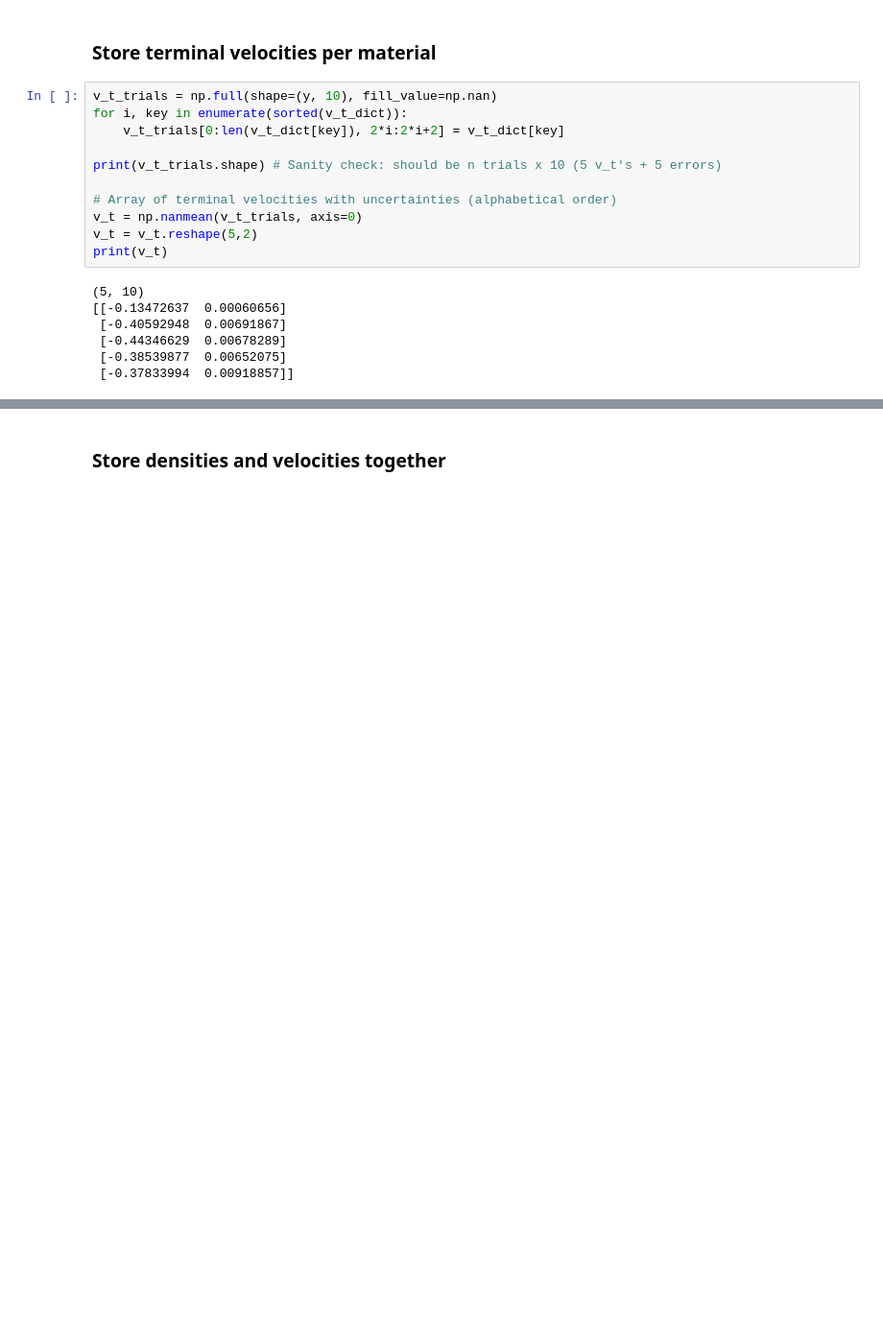
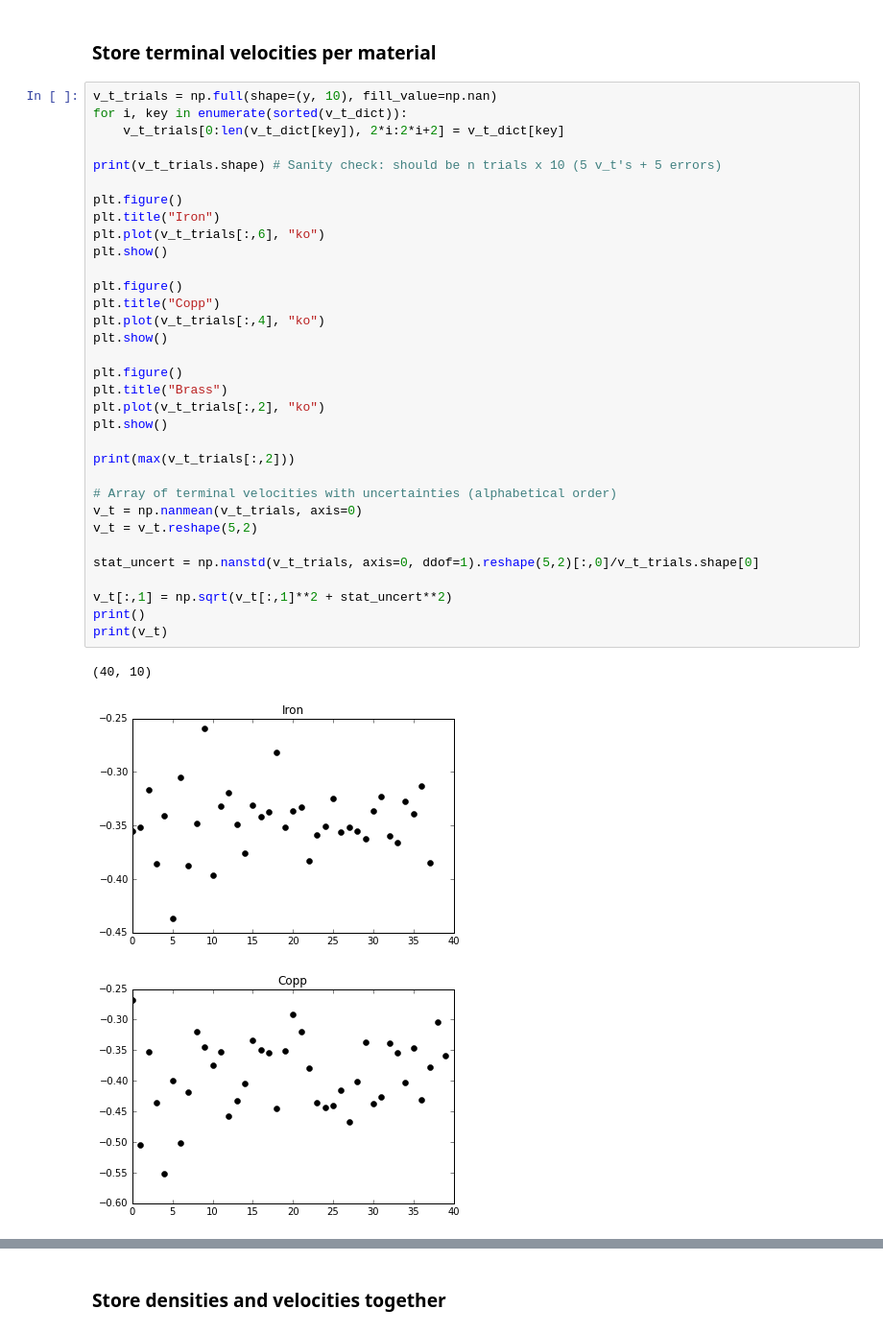
Before and after one commit to wunderbeere/phys-258-glycerin, a Jupyter notebook: data_processing.ipynb, the cells around one changed output, grey strips where cells are left out. Shown at 96% size. Drawn from its saved outputs; the diff is of its cells as text; blank space fills up the shorter version.

```diff
--- a/data_processing.ipynb
+++ b/data_processing.ipynb
@@ -114,18 +159,37 @@ for key in sorted(v_t_dict):
 # %%
 v_t_trials = np.full(shape=(y, 10), fill_value=np.nan)
 for i, key in enumerate(sorted(v_t_dict)):
     v_t_trials[0:len(v_t_dict[key]), 2*i:2*i+2] = v_t_dict[key]
 
 print(v_t_trials.shape) # Sanity check: should be n trials x 10 (5 v_t's + 5 errors)
 
+plt.figure()
+plt.title("Iron")
+plt.plot(v_t_trials[:,6], "ko")
+plt.show()
+
+plt.figure()
+plt.title("Copp")
+plt.plot(v_t_trials[:,4], "ko")
+plt.show()
+
+plt.figure()
+plt.title("Brass")
+plt.plot(v_t_trials[:,2], "ko")
+plt.show()
+
+print(max(v_t_trials[:,2]))
+
 # Array of terminal velocities with uncertainties (alphabetical order)
 v_t = np.nanmean(v_t_trials, axis=0)
 v_t = v_t.reshape(5,2)
+
+stat_uncert = np.nanstd(v_t_trials, axis=0, ddof=1).reshape(5,2)[:,0]/v_t_trials.shape[0]
+
+v_t[:,1] = np.sqrt(v_t[:,1]**2 + stat_uncert**2)
+print()
 print(v_t)
 # %% [output]
-(5, 10)
-[[-0.13472637  0.00060656]
- [-0.40592948  0.00691867]
- [-0.44346629  0.00678289]
- [-0.38539877  0.00652075]
- [-0.37833994  0.00918857]]
+(40, 10)
+[figure, added]
+[figure, added]
```
Also changed, not shown: parts of 21 cells of this notebook.
